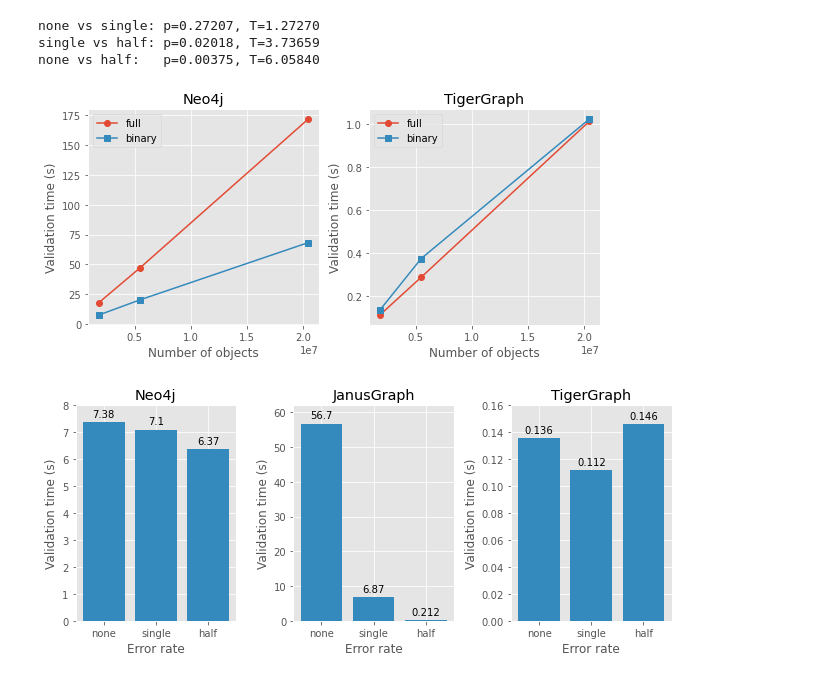
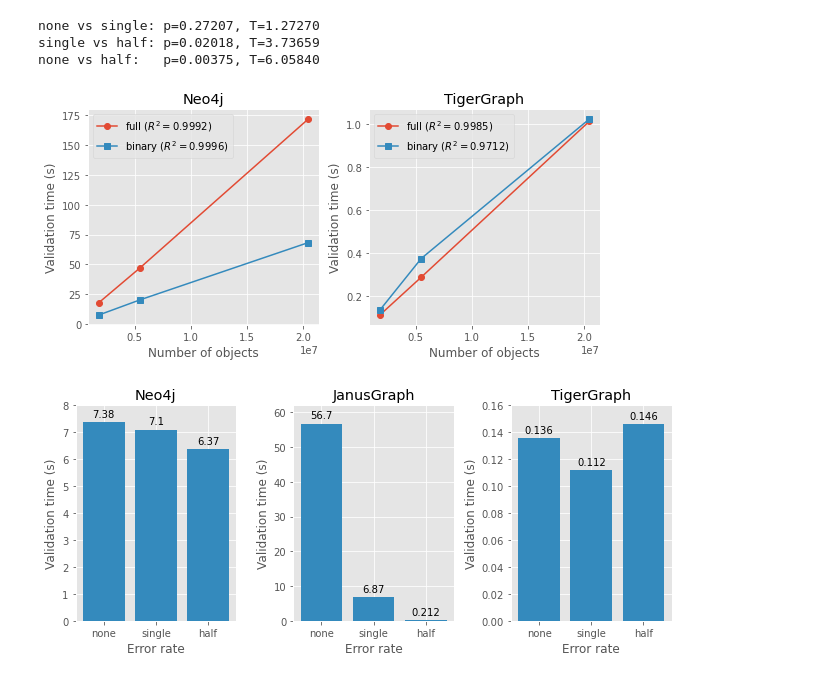
Before and after one commit to nimobeeren/thesis, a Jupyter notebook: analysis/analysis.ipynb, the cells around one changed output. Drawn from its saved outputs; the diff is of its cells as text; code cells hidden in the pictures.

Commit message:
wip: fit linear regression model

```diff
--- a/analysis/analysis.ipynb
+++ b/analysis/analysis.ipynb
@@ -65,40 +65,60 @@ none vs single: p=0.27207, T=1.27270
 single vs half: p=0.02018, T=3.73659
 none vs half:   p=0.00375, T=6.05840
 # %%
+from sklearn.linear_model import LinearRegression
+
 df_num_elements = pd.DataFrame([
     ["recommendations", 1.0, 28_863, 166_261, 0],
     ["snb", 0.1, 327_588, 1_477_965, 0],
     ["snb", 0.3, 908_224, 4_583_118, 0],
     ["snb", 1.0, 3_181_724, 17_256_038, 0]
 ], columns=["dataset", "scale", "nodes", "edges", "elements"])
 
 df_num_elements.elements = df_num_elements.nodes + df_num_elements.edges
 
+
 def plot_scale_per_db(ax, db):
     df_filtered = df[
         (df.database == db) & (df.dataset == "snb") & (df.errors == "none")
     ]
     df_merged = pd.merge(df_filtered, df_num_elements, on=["dataset", "scale"])
 
-    full = df_merged[df_merged.variant == "full"].groupby("elements").mean().reset_index()
-    binary = df_merged[df_merged.variant == "binary"].groupby("elements").mean().reset_index()
+    full = df_merged[df_merged.variant == "full"]
+    binary = df_merged[df_merged.variant == "binary"]
 
-    ax.plot(full.elements, full.time / 1000, "o-", label="full")
-    ax.plot(binary.elements, binary.time / 1000, "s-", label="binary")
+    X_full = np.array(full.elements).reshape(-1, 1)
+    y_full = np.array(full.time).reshape(-1, 1)
+    lm_full = LinearRegression().fit(X_full, y_full)
+    r_sq_full = lm_full.score(X_full, y_full)
+
+    X_binary = np.array(binary.elements).reshape(-1, 1)
+    y_binary = np.array(binary.time).reshape(-1, 1)
+    lm_binary = LinearRegression().fit(X_binary, y_binary)
+    r_sq_binary = lm_binary.score(X_binary, y_binary)
+
+    full_means = full.groupby("elements").mean().reset_index()
+    binary_means = binary.groupby("elements").mean().reset_index()
+
+    ax.plot(full_means.elements, full_means.time / 1000, "o-", label=f"full ($R^2 = {r_sq_full:.4f}$)")
+    ax.plot(binary_means.elements, binary_means.time / 1000, "s-", label=f"binary ($R^2 = {r_sq_binary:.4f}$)")
+
+    # ax.plot(full.elements, full.time / 1000, "o")
+    # ax.plot(binary.elements, binary.time / 1000, "s")
+
     ax.set_xlabel("Number of objects")
     ax.set_ylabel("Validation time (s)")
     ax.set_title(format(db))
     ax.legend(loc="upper left")
 
 
 fig, axs = plt.subplots(1, 2, figsize=(8, 4))
 plot_scale_per_db(axs[0], "neo4j")
 plot_scale_per_db(axs[1], "tigergraph")
 fig.tight_layout()
 fig.savefig("../docs/figures/results-scale.pdf")
 plt.show()
 # %% [output]
-[figure, old version]
+[figure, new version]
 # %%
 # TODO: measure full variant for different error rates?
 
```
Also changed, not shown: 1 other file.
